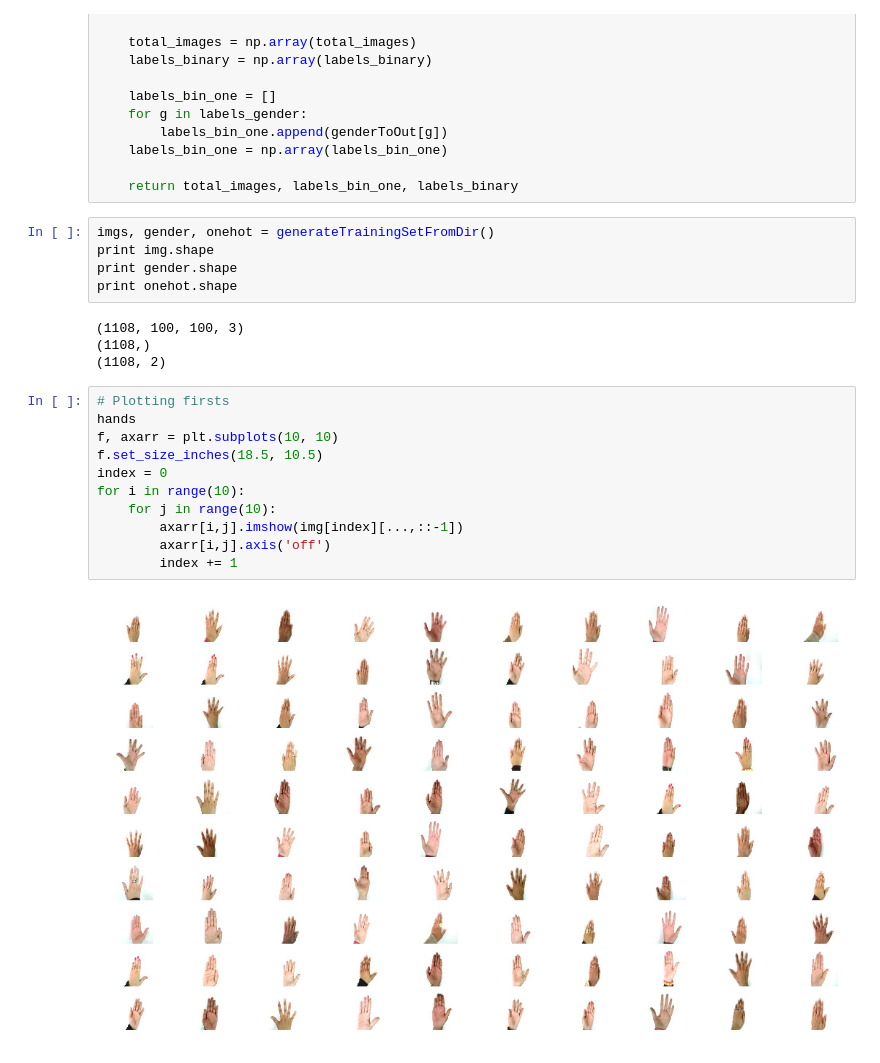
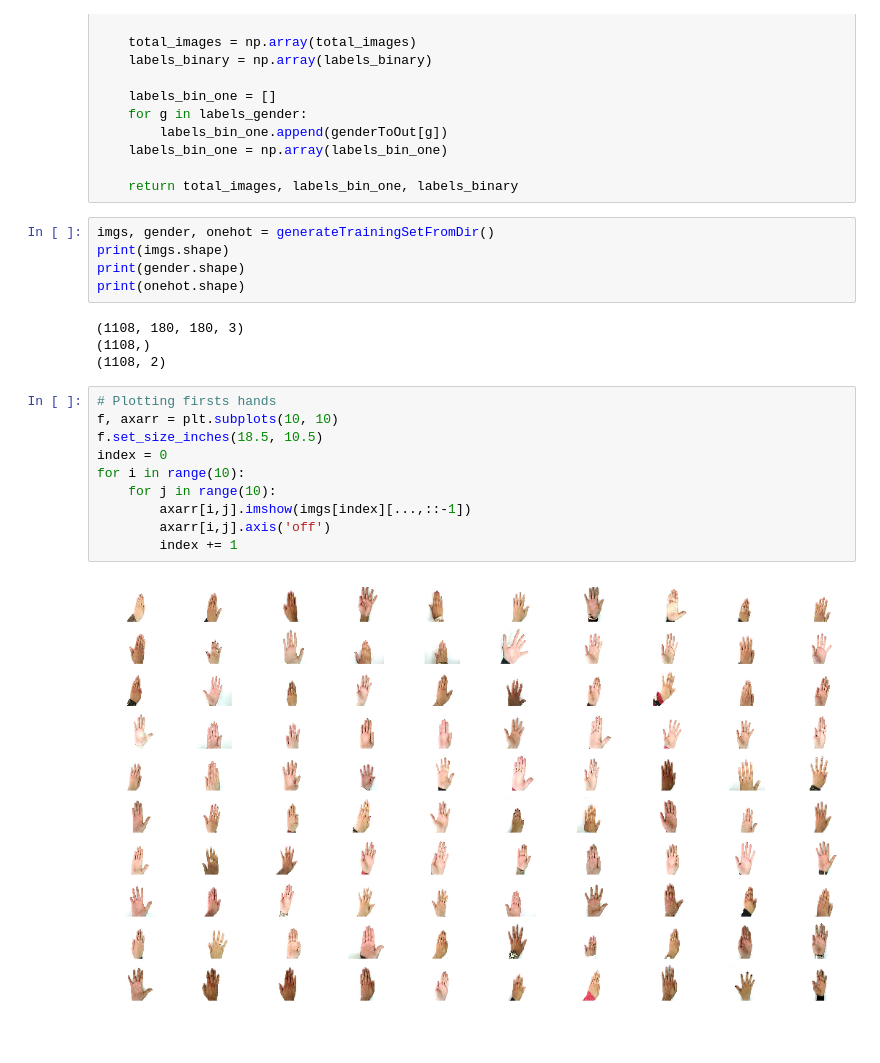
Before and after one commit to bregydoc/torioux-hands, a Jupyter notebook: Modeling.ipynb, the cells around one changed output. Cells and saved outputs as stored; diff of their text form.

```diff
--- a/Modeling.ipynb
+++ b/Modeling.ipynb
@@ -123,26 +123,25 @@ def generateTrainingSetFromSampleDf(dataframe, images_names, datasetless_path):
     return total_images, labels_bin_one, labels_binary
 # %%
 imgs, gender, onehot = generateTrainingSetFromDir()
-print img.shape
-print gender.shape
-print onehot.shape
+print(imgs.shape)
+print(gender.shape)
+print(onehot.shape)
 # %% [output]
-(1108, 100, 100, 3)
+(1108, 180, 180, 3)
 (1108,)
 (1108, 2)
 # %%
-# Plotting firsts
-hands
+# Plotting firsts hands
 f, axarr = plt.subplots(10, 10)
 f.set_size_inches(18.5, 10.5)
 index = 0
 for i in range(10):
     for j in range(10):
-        axarr[i,j].imshow(img[index][...,::-1])
+        axarr[i,j].imshow(imgs[index][...,::-1])
         axarr[i,j].axis('off')
         index += 1
 # %% [output]
-[figure, old version]
+[figure, new version]
 # %%
 patterns_extract = Sequential()
 
```
Also changed, not shown: parts of 8 cells of this notebook, 1 other file.
